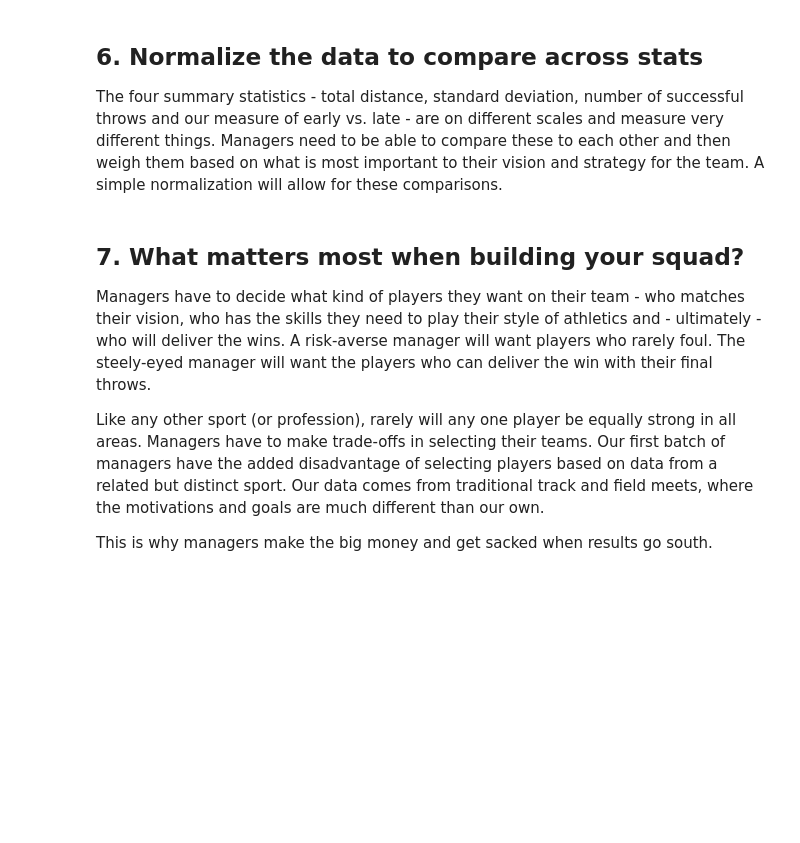
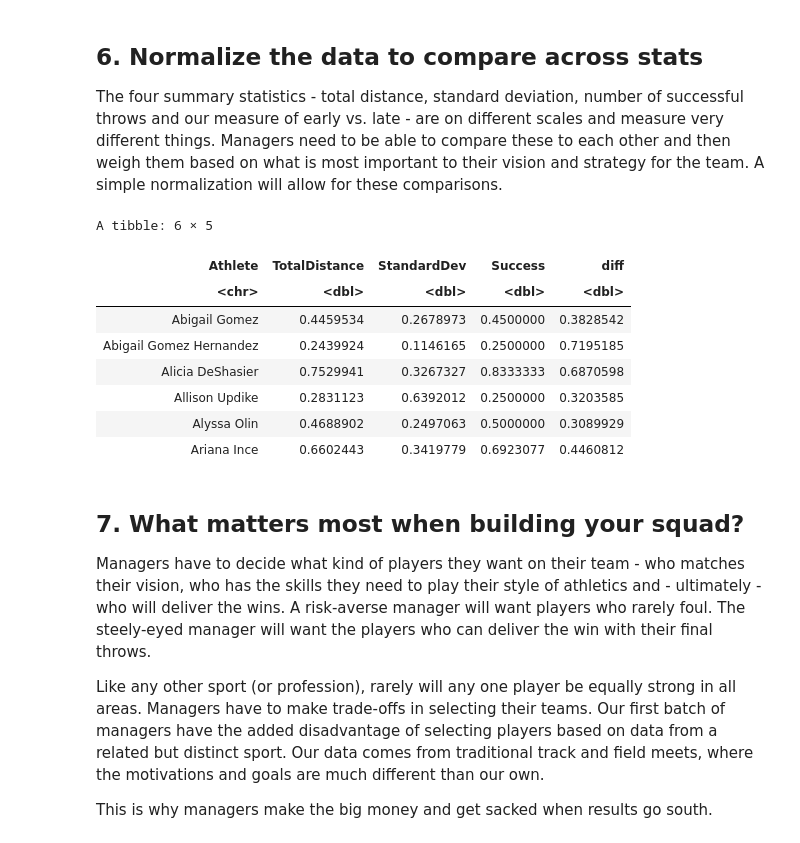
Before and after one commit to JeremyTallant/fantasy_team, a Jupyter notebook: moneyball_analysis.ipynb, the cells around one changed output. Saved outputs shown, nothing was run; the diff lists cells and outputs as text; code cells hidden in the pictures; blank space fills up the shorter version.

```diff
--- a/moneyball_analysis.ipynb
+++ b/moneyball_analysis.ipynb
@@ -169,17 +169,27 @@ A grouped_df: 10 × 5
 ## 6. Normalize the data to compare across stats
 <p>The four summary statistics - total distance, standard deviation, number of successful throws and our measure of early vs. late - are on different scales and measure very different things. Managers need to be able to compare these to each other and then weigh them based on what is most important to their vision and strategy for the team. A simple normalization will allow for these comparisons.</p>
 # %%
-.... <- .... {
+norm <- function(result) {
     (result - min(result)) / (max(result) - min(result))
 }
 aggstats <- c("TotalDistance", "StandardDev", "Success", "diff")
-.... <- javelin_totals %>%
+javelin_norm <- javelin_totals %>%
  ungroup() %>%
-# .... YOUR CODE FOR TASK 6 ....
-# .... YOUR CODE FOR TASK 6 ....
-# .... YOUR CODE FOR TASK 6 ....
+mutate_at(aggstats, norm) %>%
+group_by(Athlete) %>%
+summarize_all(mean)
 
 head(javelin_norm)
+# %% [output]
+A tibble: 6 × 5
+| Athlete | TotalDistance | StandardDev | Success | diff |
+| <chr> | <dbl> | <dbl> | <dbl> | <dbl> |
+| Abigail Gomez | 0.4459534 | 0.2678973 | 0.4500000 | 0.3828542 |
+| Abigail Gomez Hernandez | 0.2439924 | 0.1146165 | 0.2500000 | 0.7195185 |
+| Alicia DeShasier | 0.7529941 | 0.3267327 | 0.8333333 | 0.6870598 |
+| Allison Updike | 0.2831123 | 0.6392012 | 0.2500000 | 0.3203585 |
+| Alyssa Olin | 0.4688902 | 0.2497063 | 0.5000000 | 0.3089929 |
+| Ariana Ince | 0.6602443 | 0.3419779 | 0.6923077 | 0.4460812 |
 # %% [markdown]
 ## 7. What matters most when building your squad?
 <p>Managers have to decide what kind of players they want on their team - who matches their vision, who has the skills they need to play their style of athletics and - ultimately - who will deliver the wins. A risk-averse manager will want players who rarely foul. The steely-eyed manager will want the players who can deliver the win with their final throws. </p>
```
